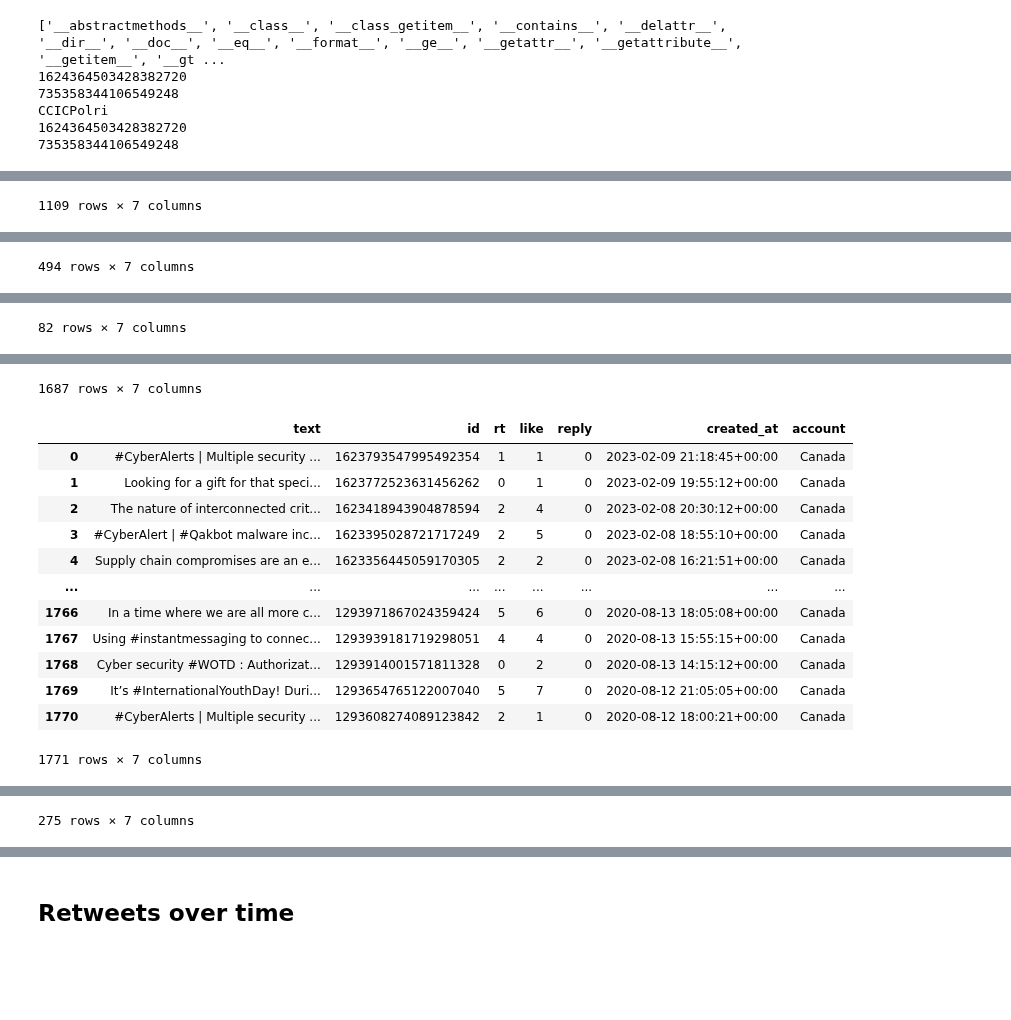
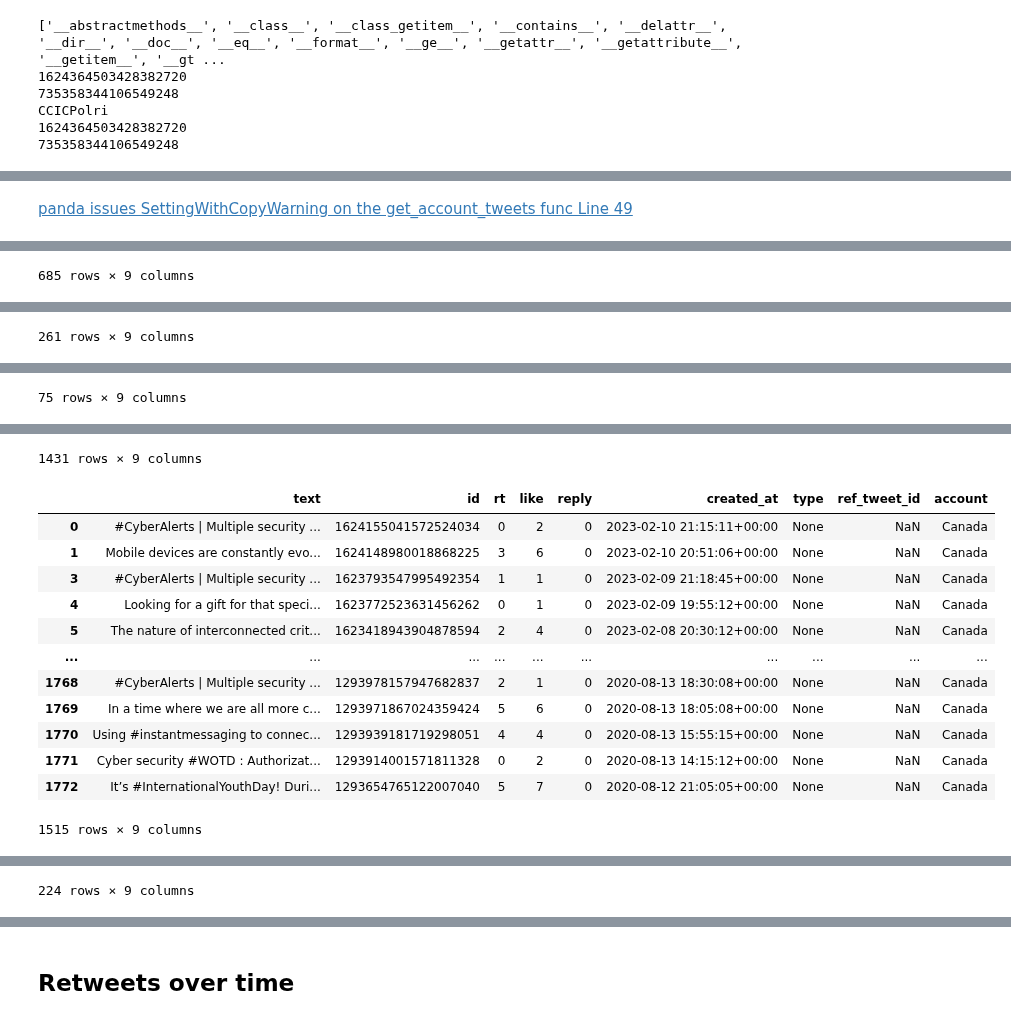
Before and after one commit to ranggakd/DAIly, a Jupyter notebook: projects/cyber police/Tweepy_of_CyberPolice_Comparison.ipynb, the cells around one changed output, grey strips where cells are left out. Saved outputs shown, nothing was run; the diff lists cells and outputs as text; code cells hidden in the pictures; blank space fills up the shorter version.

Commit message:
[chore]: cyber progress

```diff
--- a/projects/cyber police/Tweepy_of_CyberPolice_Comparison.ipynb
+++ b/projects/cyber police/Tweepy_of_CyberPolice_Comparison.ipynb
@@ -185,8 +190,8 @@ class ReferenceUserDataPaginator(tw.Paginator):
         ):
             if isinstance(response, tw.client.Response):
                 response_data = response.data or []
-                response_users = response.includes['users'] or []
-                response_refs = response.includes['tweets'] or []
+                response_users = response.includes.get('users', [])
+                response_refs = response.includes.get('tweets', [])
             elif isinstance(response, dict):
                 response_data = response.get("data", [])
                 response_users = response.get("includes", []).get('users', [])
@@ -213,7 +218,7 @@ class UserDataPaginator(tw.Paginator):
         ):
             if isinstance(response, tw.client.Response):
                 response_data = response.data or []
-                response_users = response.includes['users'] or []
+                response_users = response.includes.get('users', [])
             elif isinstance(response, dict):
                 response_data = response.get("data", [])
                 response_users = response.get("includes", []).get('users', [])
@@ -392,10 +364,13 @@ See the caveats in the documentation: https://pandas.pydata.org/pandas-docs/stab
+# %% [markdown]
+[panda issues SettingWithCopyWarning on the get_account_tweets func Line 49](http://stackoverflow.com/questions/54197853/ddg#54198280)
 # %%
-id_t = get_account_tweets('Indonesia')
-us_t = get_account_tweets('USA')
-gb_t = get_account_tweets('Great Britain')
-au_t = get_account_tweets('Australia')
-ca_t = get_account_tweets('Canada')
-int_t = get_account_tweets('Interpol')
+twitter_acc_dict = {}
+id_t, id_t_reply, twitter_acc_dict = get_account_tweets('Indonesia', twitter_acc_dict, 'retweets')
+us_t, us_t_reply, twitter_acc_dict = get_account_tweets('USA', twitter_acc_dict, 'retweets')
+gb_t, gb_t_reply, twitter_acc_dict = get_account_tweets('Great Britain', twitter_acc_dict, 'retweets')
+au_t, au_t_reply, twitter_acc_dict = get_account_tweets('Australia', twitter_acc_dict, 'retweets')
+ca_t, ca_t_reply, twitter_acc_dict = get_account_tweets('Canada', twitter_acc_dict, 'retweets')
+int_t, int_t_reply, twitter_acc_dict = get_account_tweets('Interpol', twitter_acc_dict, 'retweets')
 
 display(id_t)
 display(us_t)
@@ -419 +394 @@ display(int_t)
-1109 rows × 7 columns
+685 rows × 9 columns
@@ -432 +407 @@ display(int_t)
-494 rows × 7 columns
+261 rows × 9 columns
@@ -445 +420 @@ display(int_t)
-82 rows × 7 columns
+75 rows × 9 columns
@@ -458,14 +433,14 @@ display(int_t)
-1687 rows × 7 columns
+1431 rows × 9 columns
-|  | text | id | rt | like | reply | created_at | account |
-| 0 | #CyberAlerts | Multiple security ... | 1623793547995492354 | 1 | 1 | 0 | 2023-02-09 21:18:45+00:00 | Canada |
-| 1 | Looking for a gift for that speci... | 1623772523631456262 | 0 | 1 | 0 | 2023-02-09 19:55:12+00:00 | Canada |
-| 2 | The nature of interconnected crit... | 1623418943904878594 | 2 | 4 | 0 | 2023-02-08 20:30:12+00:00 | Canada |
-| 3 | #CyberAlert | #Qakbot malware inc... | 1623395028721717249 | 2 | 5 | 0 | 2023-02-08 18:55:10+00:00 | Canada |
-| 4 | Supply chain compromises are an e... | 1623356445059170305 | 2 | 2 | 0 | 2023-02-08 16:21:51+00:00 | Canada |
-| ... | ... | ... | ... | ... | ... | ... | ... |
-| 1766 | In a time where we are all more c... | 1293971867024359424 | 5 | 6 | 0 | 2020-08-13 18:05:08+00:00 | Canada |
-| 1767 | Using #instantmessaging to connec... | 1293939181719298051 | 4 | 4 | 0 | 2020-08-13 15:55:15+00:00 | Canada |
-| 1768 | Cyber security #WOTD : Authorizat... | 1293914001571811328 | 0 | 2 | 0 | 2020-08-13 14:15:12+00:00 | Canada |
-| 1769 | It’s #InternationalYouthDay! Duri... | 1293654765122007040 | 5 | 7 | 0 | 2020-08-12 21:05:05+00:00 | Canada |
-| 1770 | #CyberAlerts | Multiple security ... | 1293608274089123842 | 2 | 1 | 0 | 2020-08-12 18:00:21+00:00 | Canada |
+|  | text | id | rt | like | reply | created_at | type | ref_tweet_id | account |
+| 0 | #CyberAlerts | Multiple security ... | 1624155041572524034 | 0 | 2 | 0 | 2023-02-10 21:15:11+00:00 | None | NaN | Canada |
+| 1 | Mobile devices are constantly evo... | 1624148980018868225 | 3 | 6 | 0 | 2023-02-10 20:51:06+00:00 | None | NaN | Canada |
+| 3 | #CyberAlerts | Multiple security ... | 1623793547995492354 | 1 | 1 | 0 | 2023-02-09 21:18:45+00:00 | None | NaN | Canada |
+| 4 | Looking for a gift for that speci... | 1623772523631456262 | 0 | 1 | 0 | 2023-02-09 19:55:12+00:00 | None | NaN | Canada |
+| 5 | The nature of interconnected crit... | 1623418943904878594 | 2 | 4 | 0 | 2023-02-08 20:30:12+00:00 | None | NaN | Canada |
+| ... | ... | ... | ... | ... | ... | ... | ... | ... | ... |
+| 1768 | #CyberAlerts | Multiple security ... | 1293978157947682837 | 2 | 1 | 0 | 2020-08-13 18:30:08+00:00 | None | NaN | Canada |
+| 1769 | In a time where we are all more c... | 1293971867024359424 | 5 | 6 | 0 | 2020-08-13 18:05:08+00:00 | None | NaN | Canada |
+| 1770 | Using #instantmessaging to connec... | 1293939181719298051 | 4 | 4 | 0 | 2020-08-13 15:55:15+00:00 | None | NaN | Canada |
+| 1771 | Cyber security #WOTD : Authorizat... | 1293914001571811328 | 0 | 2 | 0 | 2020-08-13 14:15:12+00:00 | None | NaN | Canada |
+| 1772 | It’s #InternationalYouthDay! Duri... | 1293654765122007040 | 5 | 7 | 0 | 2020-08-12 21:05:05+00:00 | None | NaN | Canada |
-1771 rows × 7 columns
+1515 rows × 9 columns
@@ -484 +459 @@ display(int_t)
-275 rows × 7 columns
+224 rows × 9 columns
```
Also changed, not shown: parts of 10 cells of this notebook.
